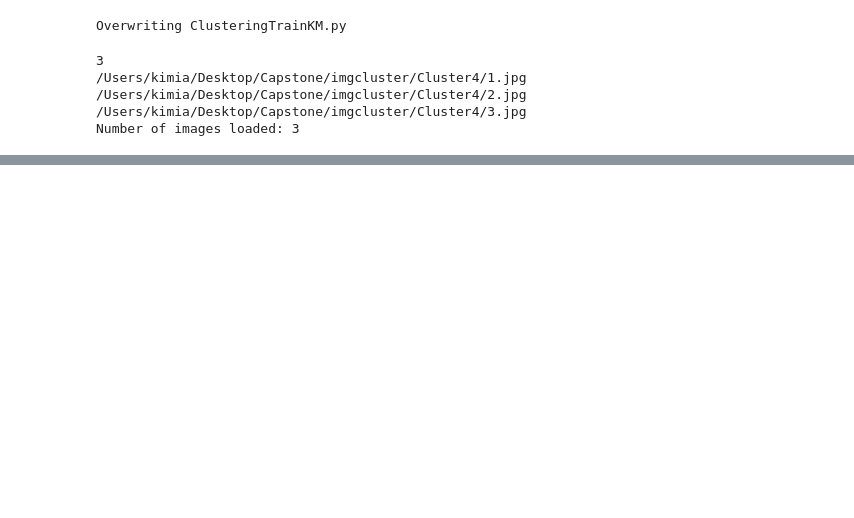
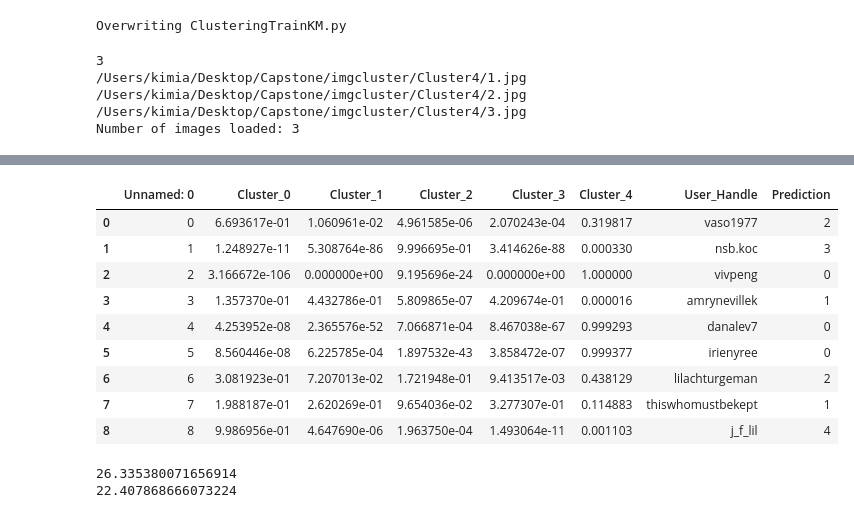
Before and after one commit to kmavon/dataswag, a Jupyter notebook: Image Analysis/KMREC.ipynb, the cells around one changed output, grey strips where cells are left out. Saved outputs shown, nothing was run; the diff lists cells and outputs as text; code cells hidden in the pictures; blank space fills up the shorter version.

```diff
--- a/Image Analysis/KMREC.ipynb
+++ b/Image Analysis/KMREC.ipynb
@@ -306,0 +340,2 @@ model = joblib.load('model_images.plk')
+# %%
+Presdf = pd.read_csv('/Users/kimia/Desktop/Capstone/imgcluster/PresenceDF.csv')
@@ -306,0 +363,13 @@ model = joblib.load('model_images.plk')
+# %%
+Presdf
+# %% [output]
+|  | Unnamed: 0 | Cluster_0 | Cluster_1 | Cluster_2 | Cluster_3 | Cluster_4 | User_Handle | Prediction |
+| 0 | 0 | 6.693617e-01 | 1.060961e-02 | 4.961585e-06 | 2.070243e-04 | 0.319817 | vaso1977 | 2 |
+| 1 | 1 | 1.248927e-11 | 5.308764e-86 | 9.996695e-01 | 3.414626e-88 | 0.000330 | nsb.koc | 3 |
+| 2 | 2 | 3.166672e-106 | 0.000000e+00 | 9.195696e-24 | 0.000000e+00 | 1.000000 | vivpeng | 0 |
+| 3 | 3 | 1.357370e-01 | 4.432786e-01 | 5.809865e-07 | 4.209674e-01 | 0.000016 | amrynevillek | 1 |
+| 4 | 4 | 4.253952e-08 | 2.365576e-52 | 7.066871e-04 | 8.467038e-67 | 0.999293 | danalev7 | 0 |
+| 5 | 5 | 8.560446e-08 | 6.225785e-04 | 1.897532e-43 | 3.858472e-07 | 0.999377 | irienyree | 0 |
+| 6 | 6 | 3.081923e-01 | 7.207013e-02 | 1.721948e-01 | 9.413517e-03 | 0.438129 | lilachturgeman | 2 |
+| 7 | 7 | 1.988187e-01 | 2.620269e-01 | 9.654036e-02 | 3.277307e-01 | 0.114883 | thiswhomustbekept | 1 |
+| 8 | 8 | 9.986956e-01 | 4.647690e-06 | 1.963750e-04 | 1.493064e-11 | 0.001103 | j_f_lil | 4 |
@@ -306,0 +380,12 @@ model = joblib.load('model_images.plk')
+# %%
+from scipy import stats
+
+row0_vaso = ([6.693617e-01, 1.060961e-02, 4.961585e-06, 2.070243e-04, 0.319817])
+myown4 = [5.078126e-18, 1.441767e-08, 3.988279e-01, 2.107406e-20, 0.601172]
+print(stats.entropy(pk=row0_vaso, qk=myown4))
+
+myown2 = [3.710005e-15, 4.197616e-06, 8.920294e-01, 1.499184e-14, 0.107966]
+print(stats.entropy(pk=row0_vaso, qk=myown2))
+# %% [output]
+26.335380071656914
+22.407868666073224
```
Also changed, not shown: parts of 8 cells of this notebook.
